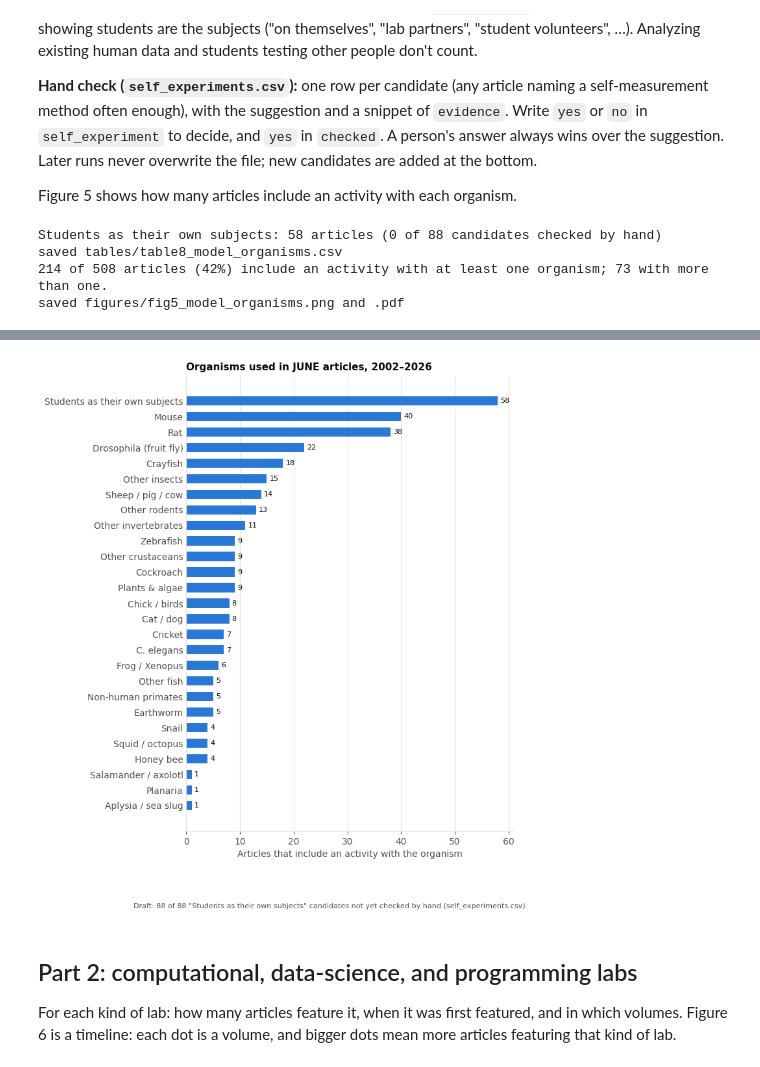
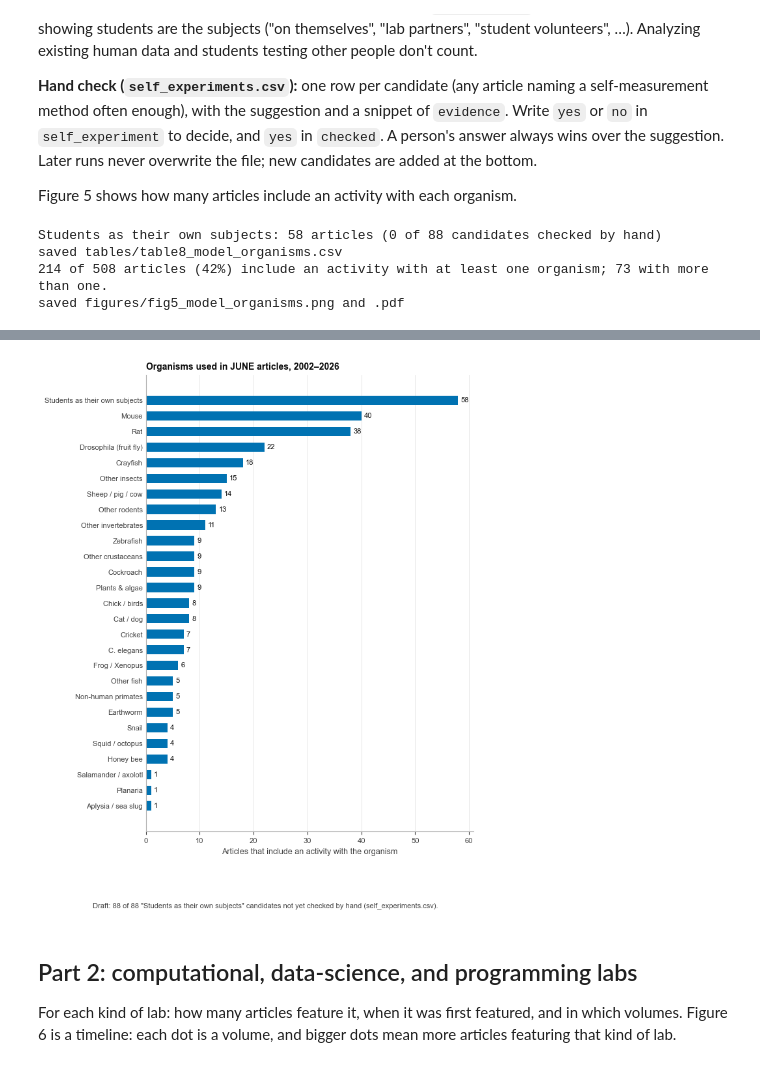
Before and after one commit to ajuavinett/JUNE_Utilities, a Jupyter notebook: 06_special_questions.ipynb, the cells around one changed output, grey strips where cells are left out. Drawn from its saved outputs; the diff is of its cells as text; code cells hidden in the pictures.

```diff
--- a/06_special_questions.ipynb
+++ b/06_special_questions.ipynb
@@ -234,16 +234,10 @@ def first_featured(featured, name):
     return f"{first['volume']}({first['issue']}), {first['year_label']}", first["title"]
 
 
-# Same chart style as Step 5
-BLUE, LIGHT_BLUE = "#2a78d6", "#9ec5f4"
-TEXT, TEXT_2, GRID, SURFACE = "#0b0b0b", "#52514e", "#e4e3df", "#ffffff"
-plt.rcParams.update({
-    "font.size": 10, "axes.titlesize": 11, "axes.titleweight": "bold", "axes.titlelocation": "left",
-    "text.color": TEXT, "axes.labelcolor": TEXT_2, "xtick.color": TEXT_2, "ytick.color": TEXT_2,
-    "axes.edgecolor": GRID, "axes.spines.top": False, "axes.spines.right": False,
-    "axes.grid": True, "grid.color": GRID, "grid.linewidth": 0.8, "axes.axisbelow": True,
-    "legend.frameon": False, "savefig.bbox": "tight", "savefig.dpi": 300,
-})
+# Shared figure style (Arial, Okabe–Ito colors, font sizes): see june.mplstyle
+plt.style.use("june.mplstyle")
+BLUE = "#0072B2"
+TEXT, TEXT_2, SURFACE = "#0b0b0b", "#404040", "#ffffff"
 
 
 def save(fig, name):
@@ -499,39 +493,40 @@ ax.barh(plot.index, plot.values, height=0.6, color=BLUE)
 for y, n in enumerate(plot.values):
     ax.text(n + 0.5, y, str(n), va="center", fontsize=8, color=TEXT)
 ax.grid(axis="y", visible=False)
+ax.grid(axis="x", visible=True)
 ax.tick_params(axis="y", length=0)
 ax.set_xlabel("Articles that include an activity with the organism")
 ax.set_title("Organisms used in JUNE articles, 2002–2026")
 unchecked = (decided["checked"].str.lower() != "yes").sum()
 if unchecked:
     fig.text(0, -0.02, f"Draft: {unchecked} of {len(decided)} \"Students as their own subjects\" candidates "
              f"not yet checked by hand ({SELF_EXPERIMENT_CSV}).", color=TEXT_2, fontsize=8)
 save(fig, "fig5_model_organisms")
 table8
 # %% [output]
 Students as their own subjects: 58 articles (0 of 88 candidates checked by hand)
 saved tables/table8_model_organisms.csv
 214 of 508 articles (42%) include an activity with at least one organism; 73 with more than one.
 saved figures/fig5_model_organisms.png and .pdf
 |  | articles with an activity | first appears | first appears in | Vol 1–5 (2002–2007) | Vol 6–10 (2007–2012) | ... |
 | organism |  |  |  |  |  | ... |
 | Students as their own subjects | 58 | 1(2), 2003 | Testing the Relationship Between ... | 5 | 9 | ... |
 | Mouse | 40 | 2(1), 2003 | Experimental Methods in Neuroscie... | 2 | 11 | ... |
 | Rat | 38 | 1(1), 2002 | The Emergence of Non-Match-to-Sam... | 13 | 12 | ... |
 | Drosophila (fruit fly) | 22 | 4(1), 2005 | Demonstrating the Temperature Sen... | 2 | 3 | ... |
 | Crayfish | 18 | 1(1), 2002 | Exploring Neurogenesis in Crustac... | 4 | 5 | ... |
 | Other insects | 15 | 6(1), 2007 | Technical Note: Construction of a... | 0 | 2 | ... |
 | Sheep / pig / cow | 14 | 8(1), 2009 | Vision and Art: An Interdisciplin... | 0 | 4 | ... |
 | Other rodents | 13 | 2(2), 2004 | Ultrasonic Courtship Vocalization... | 1 | 4 | ... |
 | Other invertebrates | 11 | 1(1), 2002 | Exploring Neurogenesis in Crustac... | 3 | 1 | ... |
 | Zebrafish | 9 | 5(1), 2006 | Functional Magnetic Resonance Ima... | 1 | 0 | ... |
 | ... | ... | ... | ... | ... | ... | ... |
 | Salamander / axolotl | 1 | 4(1), 2005 | An Investigative Laboratory Exerc... | 1 | 0 | ... |
 | Planaria | 1 | 7(2), 2009 | The Flatworm Planaria as a Toxico... | 0 | 1 | ... |
 | Aplysia / sea slug | 1 | 16(2), 2018 | The Olfactory Proboscis Extension... | 0 | 0 | ... |
 | Reptiles | 0 |  |  | 0 | 0 | ... |
 | Leech | 0 |  |  | 0 | 0 | ... |
-[figure, old version]
+[figure, new version]
 # %% [markdown]
 ## Part 2: computational, data-science, and programming labs
 
```
Also changed, not shown: parts of 2 cells of this notebook, 16 other files.
